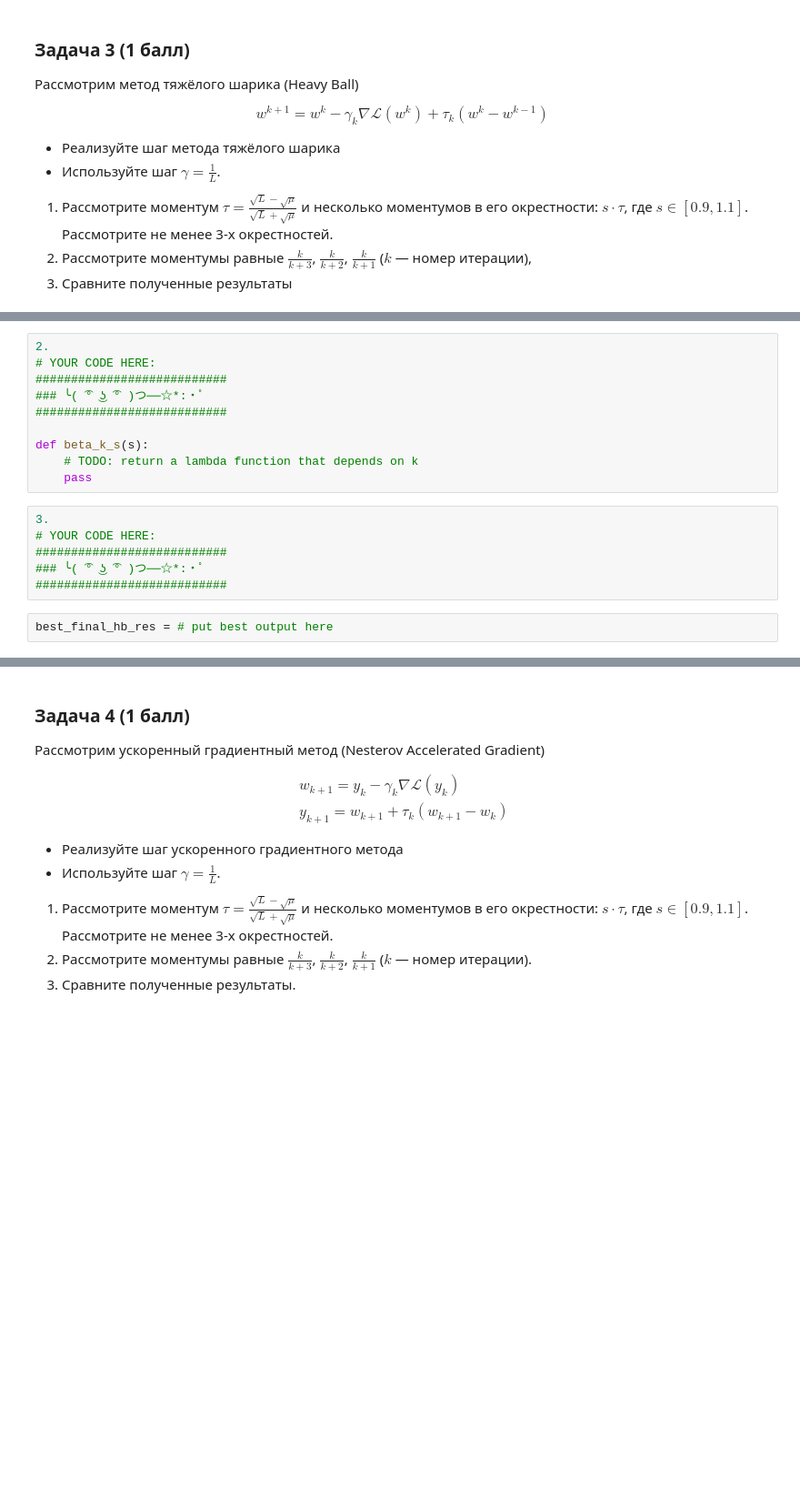
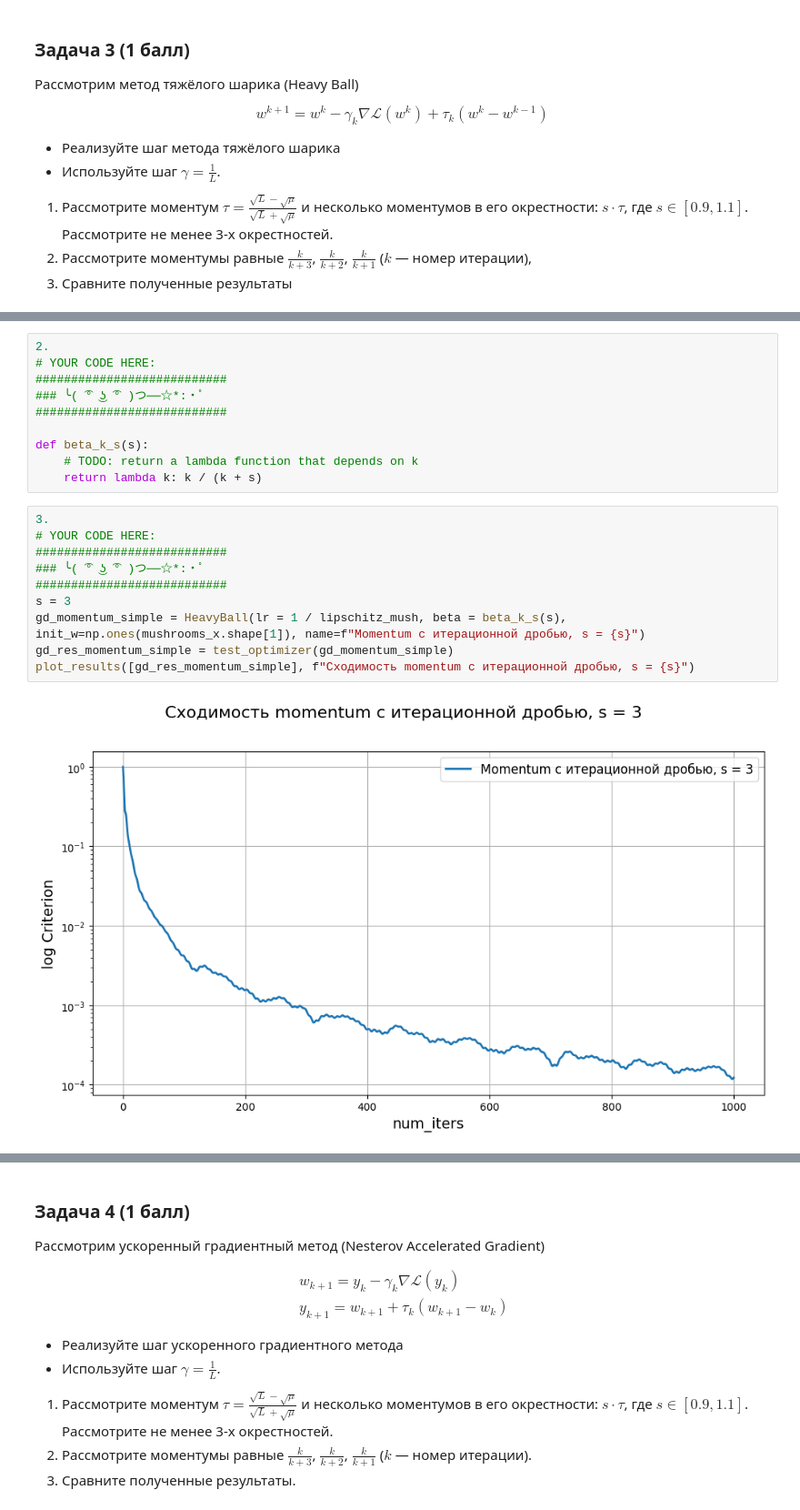
Before and after one commit to Krage56/ml_isp_intro, a Jupyter notebook: hw/hw3/ISP_HW3_LogReg_Opt_HPO.ipynb, the cells around one changed output, grey strips where cells are left out. Shown at 91% size. Saved outputs shown, nothing was run; the diff lists cells and outputs as text; blank space fills up the shorter version.

```diff
--- a/hw/hw3/ISP_HW3_LogReg_Opt_HPO.ipynb
+++ b/hw/hw3/ISP_HW3_LogReg_Opt_HPO.ipynb
@@ -625,12 +648,16 @@ class HeavyBall(ManualSolver):
 
 def beta_k_s(s):
     # TODO: return a lambda function that depends on k
-    pass
+    return lambda k: k / (k + s)
-# %%
-3.
-# YOUR CODE HERE:
-###########################
-### ╰( ͡° ͜ʖ ͡° )つ──☆*:・ﾟ
-###########################
-# %%
-best_final_hb_res = # put best output here
+# %%
+3.
+# YOUR CODE HERE:
+###########################
+### ╰( ͡° ͜ʖ ͡° )つ──☆*:・ﾟ
+###########################
+s = 3
+gd_momentum_simple = HeavyBall(lr = 1 / lipschitz_mush, beta = beta_k_s(s), init_w=np.ones(mushrooms_x.shape[1]), name=f"Momentum с итерационной дробью, s = {s}")
+gd_res_momentum_simple = test_optimizer(gd_momentum_simple)
+plot_results([gd_res_momentum_simple], f"Сходимость momentum с итерационной дробью, s = {s}")
+# %% [output]
+[figure, added]
```
Also changed, not shown: parts of 8 cells of this notebook.
